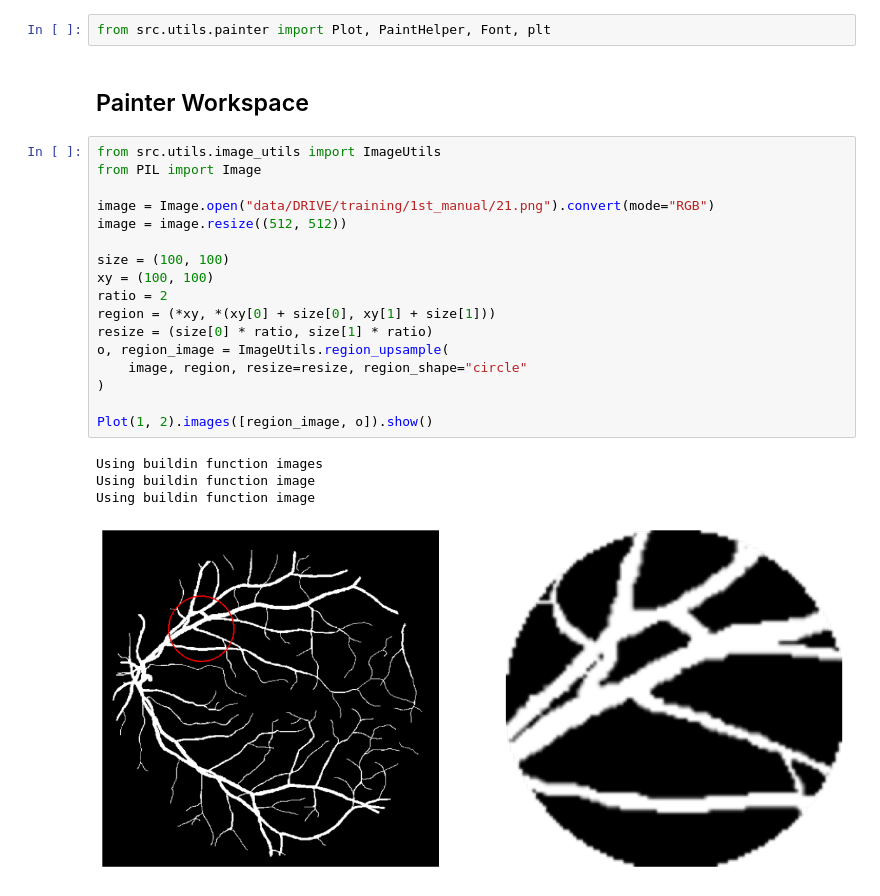
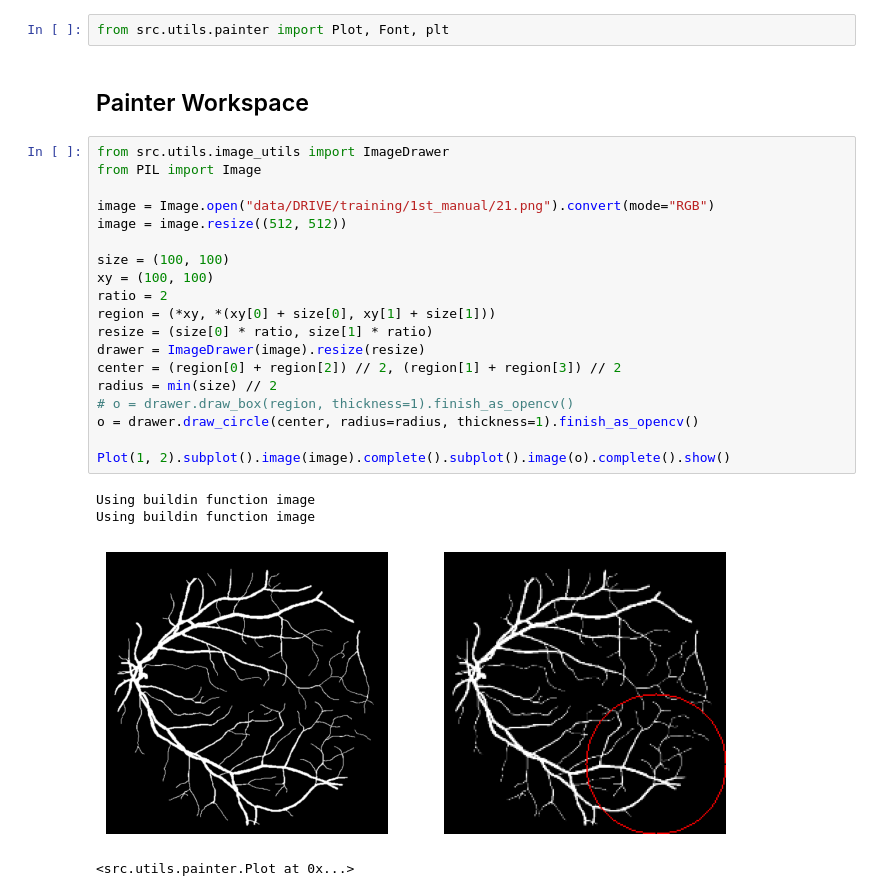
Before and after one commit to rinbarpen/NeuroTrain, a Jupyter notebook: painter.ipynb, the cells around one changed output. Drawn from its saved outputs; the diff is of its cells as text.

```diff
--- a/painter.ipynb
+++ b/painter.ipynb
@@ -1,26 +1,28 @@
 # %%
-from src.utils.painter import Plot, PaintHelper, Font, plt
+from src.utils.painter import Plot, Font, plt
 # %% [markdown]
 ## Painter Workspace
 # %%
-from src.utils.image_utils import ImageUtils
+from src.utils.image_utils import ImageDrawer
 from PIL import Image
 
 image = Image.open("data/DRIVE/training/1st_manual/21.png").convert(mode="RGB")
 image = image.resize((512, 512))
 
 size = (100, 100)
 xy = (100, 100)
 ratio = 2
 region = (*xy, *(xy[0] + size[0], xy[1] + size[1]))
 resize = (size[0] * ratio, size[1] * ratio)
-o, region_image = ImageUtils.region_upsample(
-    image, region, resize=resize, region_shape="circle"
-)
+drawer = ImageDrawer(image).resize(resize)
+center = (region[0] + region[2]) // 2, (region[1] + region[3]) // 2
+radius = min(size) // 2
+# o = drawer.draw_box(region, thickness=1).finish_as_opencv()
+o = drawer.draw_circle(center, radius=radius, thickness=1).finish_as_opencv()
 
-Plot(1, 2).images([region_image, o]).show()
+Plot(1, 2).subplot().image(image).complete().subplot().image(o).complete().show()
 # %% [output]
-Using buildin function images
 Using buildin function image
 Using buildin function image
-[figure, old version]
+[figure, new version]
+<src.utils.painter.Plot at 0x...>
```
Also changed, not shown: 19 other files.
